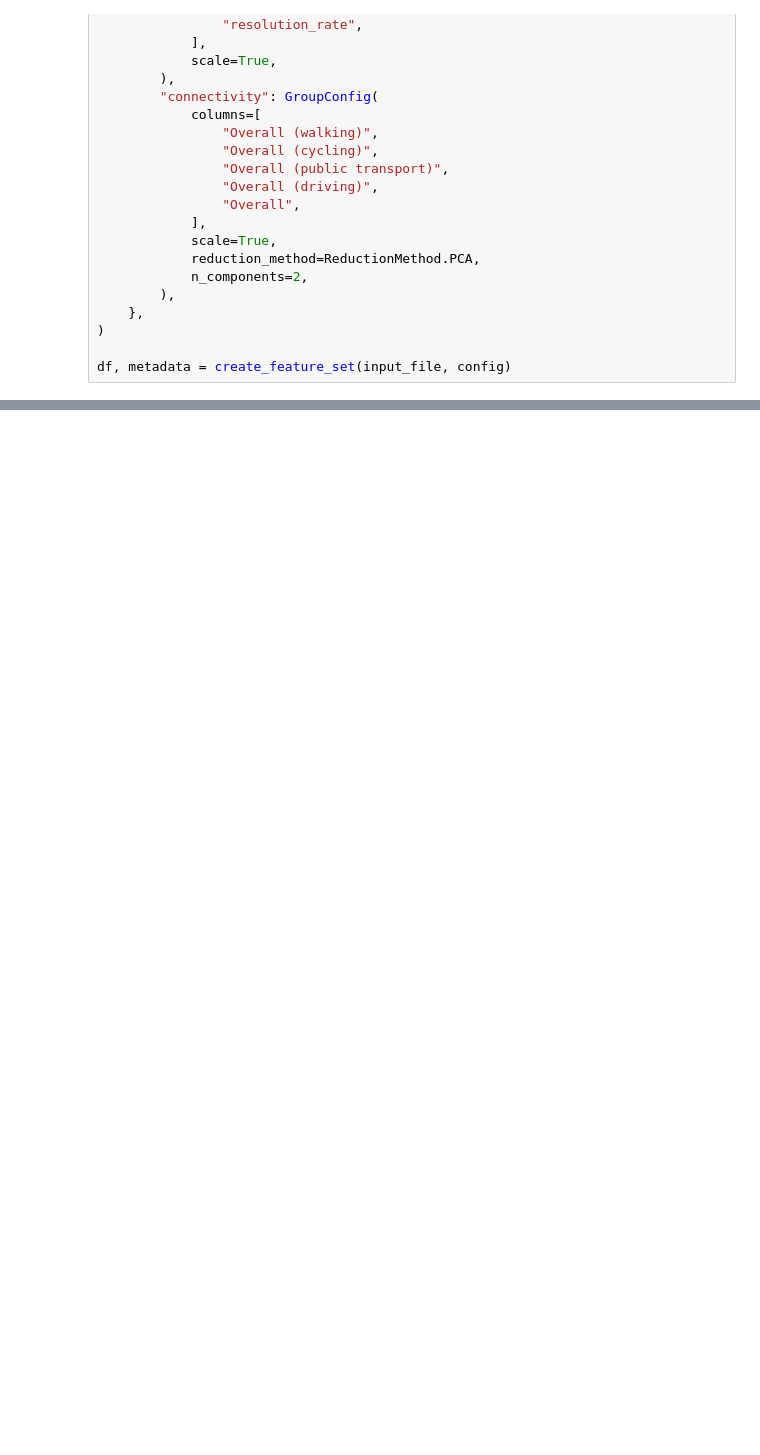
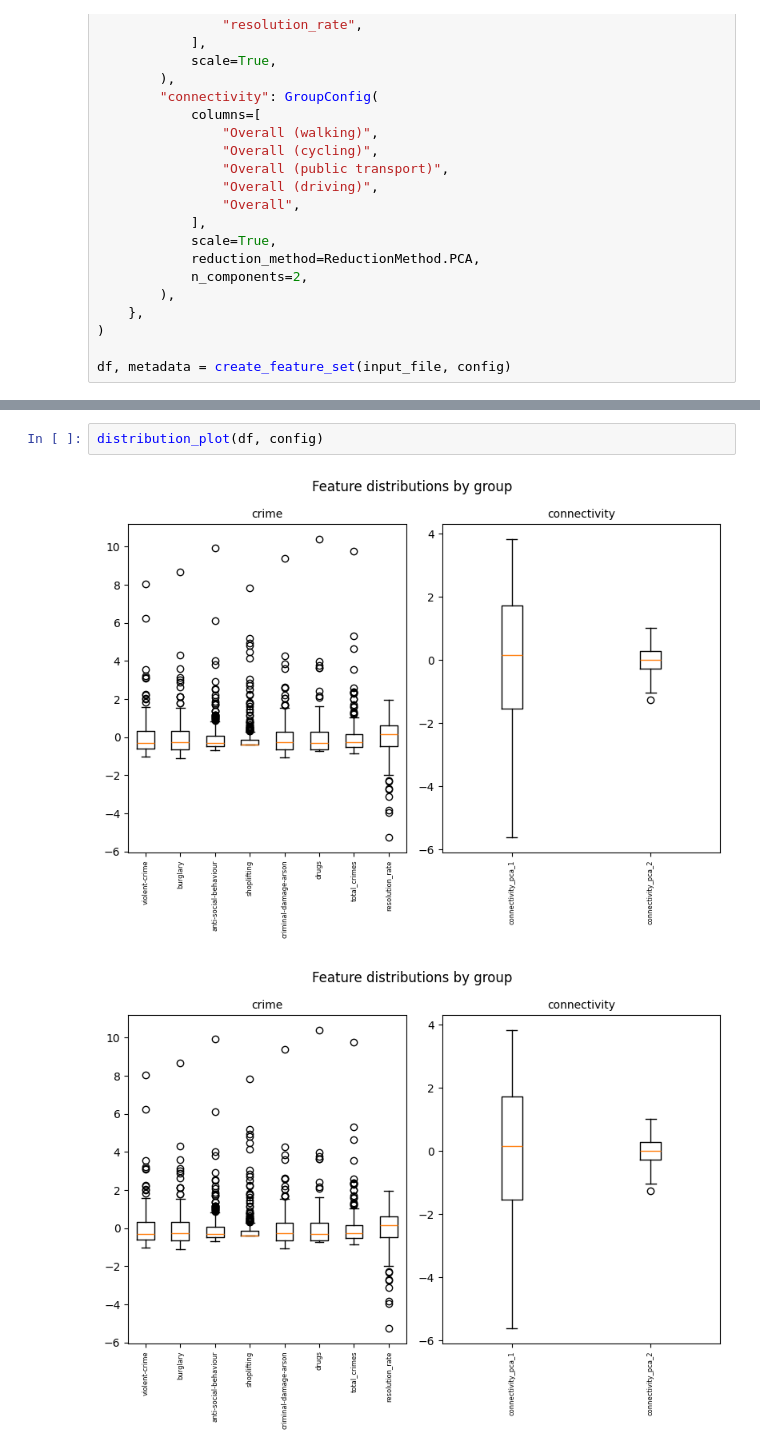
Before and after one commit to bristol-fused-indicators/imd_feature_engineering, a Jupyter notebook: notebooks/0_demo_create_and_inspect_featureset.ipynb, the cells around one changed output, grey strips where cells are left out. Drawn from its saved outputs; the diff is of its cells as text; blank space fills up the shorter version.

```diff
--- a/notebooks/0_demo_create_and_inspect_featureset.ipynb
+++ b/notebooks/0_demo_create_and_inspect_featureset.ipynb
@@ -50,0 +74,5 @@ df, metadata = create_feature_set(input_file, config)
+# %%
+distribution_plot(df, config)
+# %% [output]
+[figure, added]
+[figure, added]
```
Also changed, not shown: parts of 6 cells of this notebook, 11 other files.
